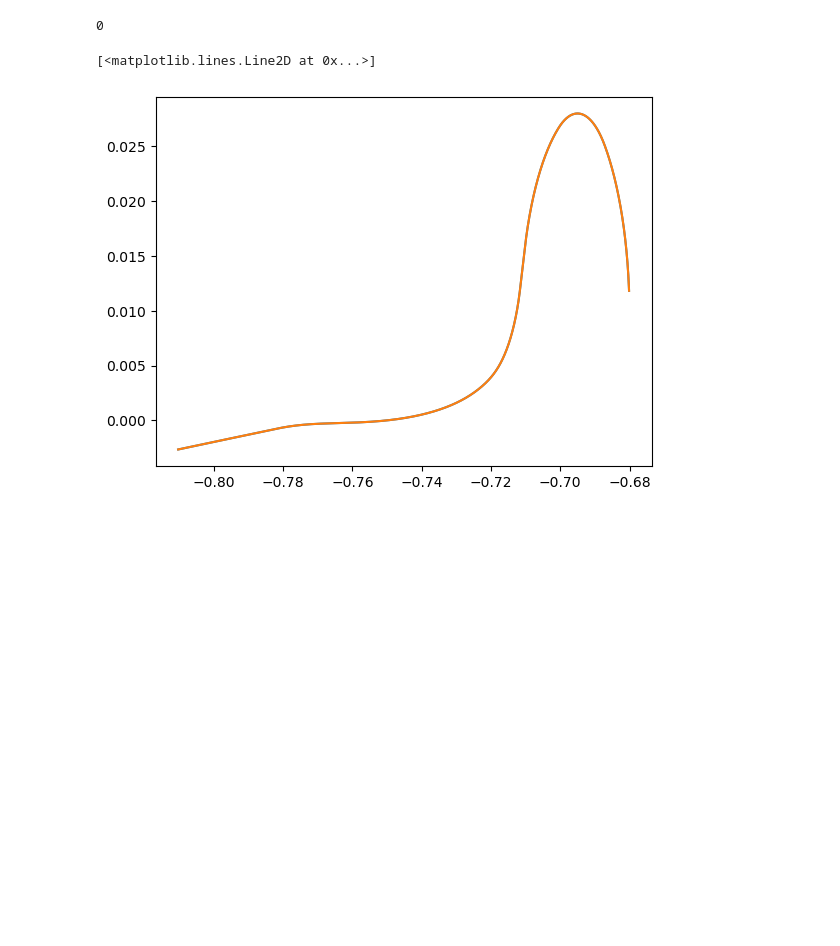
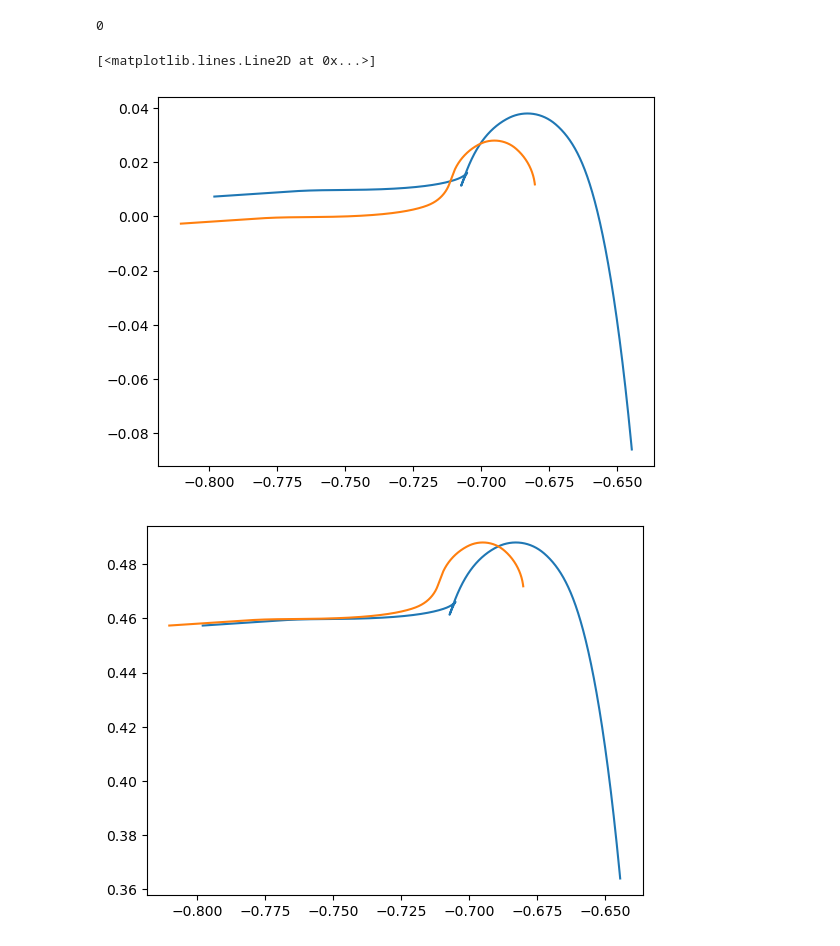
Before and after one commit to RoccoLiberoGiossi/SimRail, a Jupyter notebook: tests.ipynb, the cells around one changed output. Drawn from its saved outputs; the diff is of its cells as text; code cells hidden in the pictures; blank space fills up the shorter version.

```diff
--- a/tests.ipynb
+++ b/tests.ipynb
@@ -40,13 +43,21 @@ Wheel_dyn_1 = wheel(lr=LEFT)
 # Need check thge left wheel because it gives wierd results
 # %%
 # new_state = dynamic_state(state_y=0, state_yaw=0)
-new_state.state_yaw = 0*3*np.pi/180
+new_state.state_yaw = 1.5*3*np.pi/180
+new_state.state_y = 0.01
+new_state.state_z = 0.01
 Wheel_dyn_1.set_dynamic_state(new_state)
 Wheel_dyn_1.calculate_position()
 
 fig, ax = plt.subplots()
 ax.plot(Wheel_dyn_1.wheel_profile_pos[:,0], Wheel_dyn_1.wheel_profile_pos[:,1])
 ax.plot(Wheel_dyn_1.wheel_start_pos[:,0], Wheel_dyn_1.wheel_start_pos[:,1])
+
+fig, ax = plt.subplots()
+ax.plot(Wheel_dyn_1.wheel_radius[:,0], Wheel_dyn_1.wheel_radius[:,1])
+# ax.plot(Wheel_dyn_1.wheel_profile_pos[:,0], Wheel_dyn_1.wheel_profile_pos[:,1])
+ax.plot(Wheel_dyn_1.wheel_start_radius[:,0], Wheel_dyn_1.wheel_start_radius[:,1])
 # %% [output]
 [<matplotlib.lines.Line2D at 0x...>]
-[figure, old version]
+[figure, new version]
+[figure, added]
```
Also changed, not shown: parts of 8 cells of this notebook, 9 other files.
